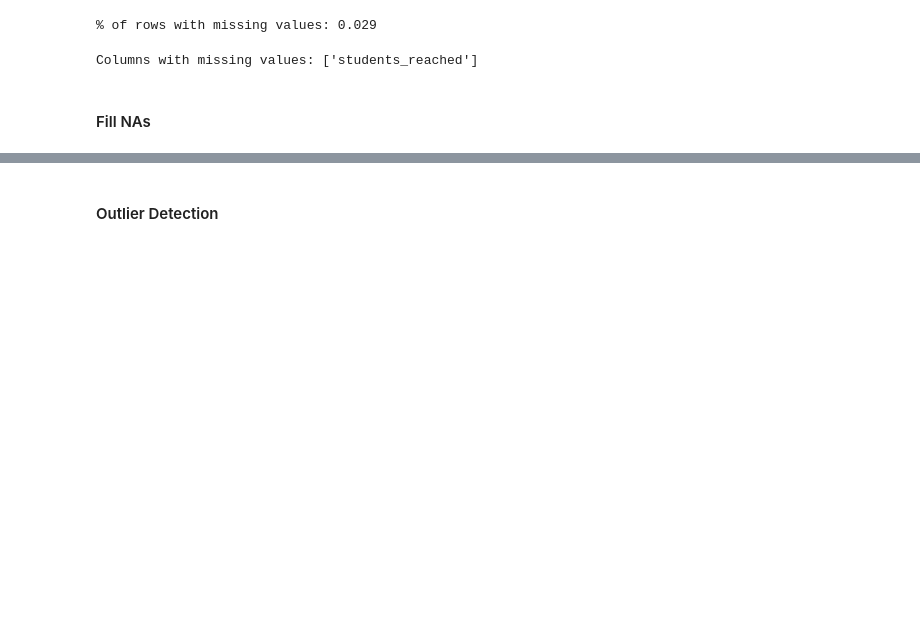
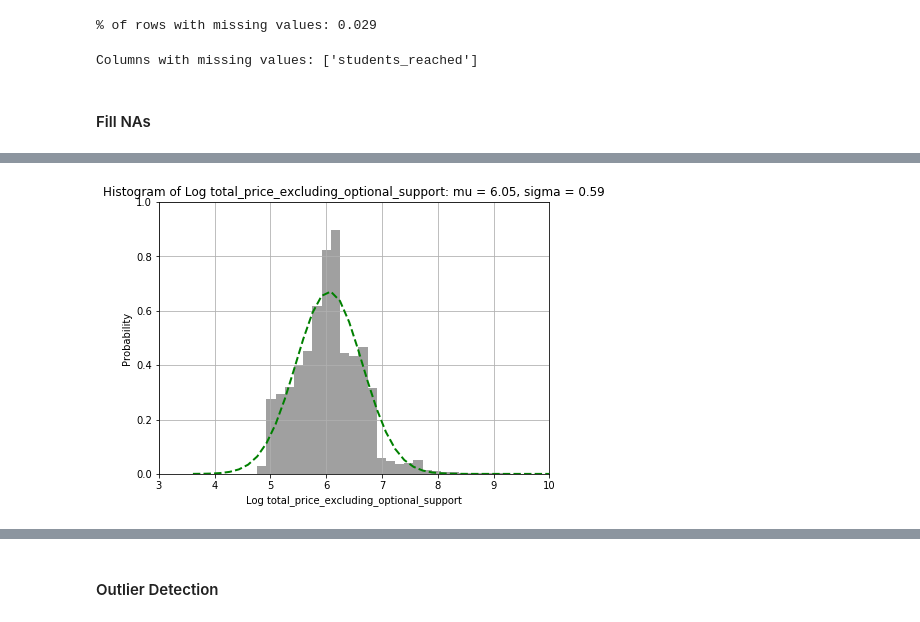
Before and after one commit to rosegao/CAPP-30254-Machine-Learning, a Jupyter notebook: HW3/ML Pipeline.ipynb, the cells around one changed output, grey strips where cells are left out. Cells and saved outputs as stored; diff of their text form; code cells hidden in the pictures; blank space fills up the shorter version.

```diff
--- a/HW3/ML Pipeline.ipynb
+++ b/HW3/ML Pipeline.ipynb
@@ -176,0 +211,24 @@ df = fill_na_with_zero(df)
+# %%
+def log_histogram(df, column, bins, xmin, xmax, ymin, ymax):
+    # fit the normal distribution on log target
+    mu, sigma = norm.fit(np.log(df[column]))
+
+    # create histogram of log column
+    plt.figure(figsize=(7,5))
+    n, bins, patches = plt.hist(np.log(df[column]), bins=bins, normed=True, alpha=0.75, color='Grey')
+
+    # add fitted line
+    y = mlab.normpdf(bins, mu, sigma)
+    l = plt.plot(bins, y, 'g--', linewidth=2)
+
+    # plot histogram
+    plt.xlabel('Log {}'.format(column))
+    plt.ylabel('Probability')
+    plt.title('Histogram of Log {}: mu = {}, sigma = {}'.format(column, round(mu, 2), round(sigma, 2)))
+    plt.axis([xmin, xmax, ymin, ymax])
+    plt.grid(True)
+    plt.show()
+# %%
+log_histogram(df, 'total_price_excluding_optional_support', bins=50, xmin=3, xmax=10, ymin=0, ymax=1)
+# %% [output]
+[figure, added]
```
Also changed, not shown: parts of 57 cells of this notebook.
